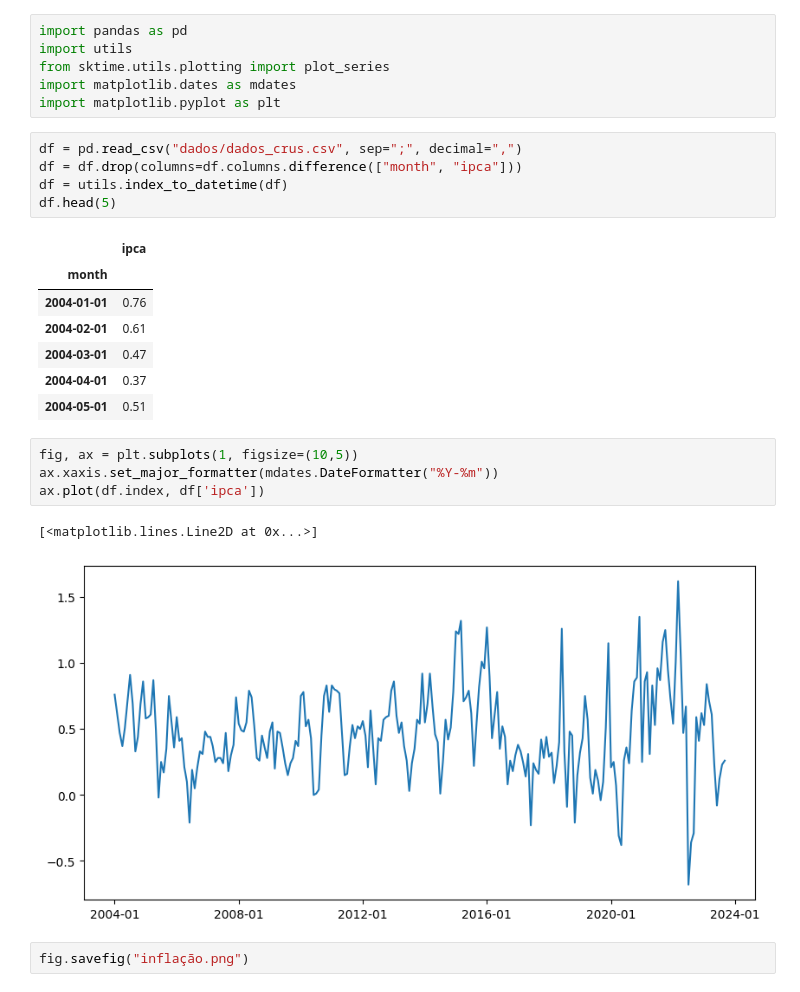
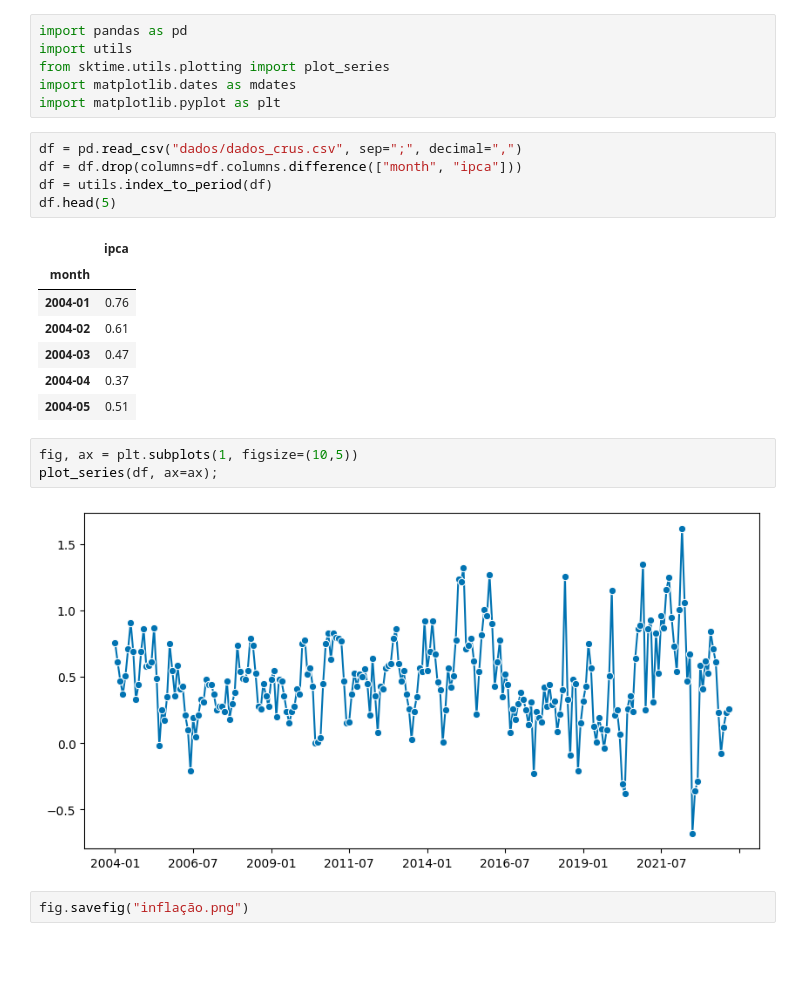
Before and after one commit to GuilhermeFrainer/tcc, a Jupyter notebook: grafico.ipynb, the cells around one changed output. Saved outputs shown, nothing was run; the diff lists cells and outputs as text; blank space fills up the shorter version.

Commit message:
Faz gráfico com a função 'plot_series' do 'sktime'.

```diff
--- a/grafico.ipynb
+++ b/grafico.ipynb
@@ -7,22 +7,20 @@ import matplotlib.pyplot as plt
 # %%
 df = pd.read_csv("dados/dados_crus.csv", sep=";", decimal=",")
 df = df.drop(columns=df.columns.difference(["month", "ipca"]))
-df = utils.index_to_datetime(df)
+df = utils.index_to_period(df)
 df.head(5)
 # %% [output]
 |  | ipca |
 | month |  |
-| 2004-01-01 | 0.76 |
-| 2004-02-01 | 0.61 |
-| 2004-03-01 | 0.47 |
-| 2004-04-01 | 0.37 |
-| 2004-05-01 | 0.51 |
+| 2004-01 | 0.76 |
+| 2004-02 | 0.61 |
+| 2004-03 | 0.47 |
+| 2004-04 | 0.37 |
+| 2004-05 | 0.51 |
 # %%
 fig, ax = plt.subplots(1, figsize=(10,5))
-ax.xaxis.set_major_formatter(mdates.DateFormatter("%Y-%m"))
-ax.plot(df.index, df['ipca'])
+plot_series(df, ax=ax);
 # %% [output]
-[<matplotlib.lines.Line2D at 0x...>]
-[figure, old version]
+[figure, new version]
 # %%
 fig.savefig("inflação.png")
```
